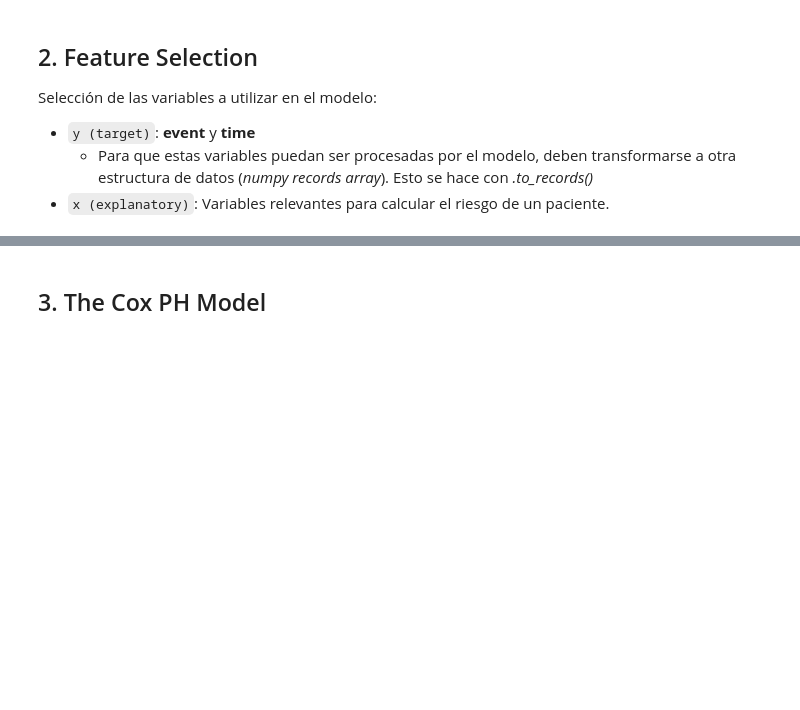
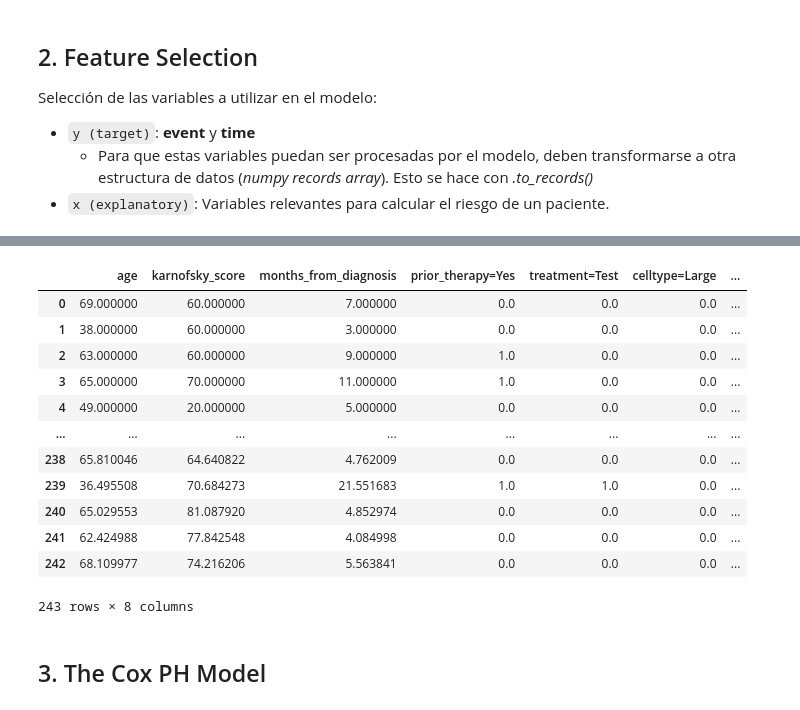
Before and after one commit to guillenunezc/Analisis-Supervivencia, a Jupyter notebook: 01_Notebooks/1_Modelo_Analisis_Supervivencia.ipynb, the cells around one changed output, grey strips where cells are left out. Cells and saved outputs as stored; diff of their text form; code cells hidden in the pictures; blank space fills up the shorter version.

```diff
--- a/01_Notebooks/1_Modelo_Analisis_Supervivencia.ipynb
+++ b/01_Notebooks/1_Modelo_Analisis_Supervivencia.ipynb
@@ -54,3 +91,21 @@ X = df_patients.drop(["event", "time"], axis=1)
+# %%
+encoder = OneHotEncoder()
+# %%
+encoder.fit_transform(X)
+# %% [output]
+|  | age | karnofsky_score | months_from_diagnosis | prior_therapy=Yes | treatment=Test | celltype=Large | ... |
+| 0 | 69.000000 | 60.000000 | 7.000000 | 0.0 | 0.0 | 0.0 | ... |
+| 1 | 38.000000 | 60.000000 | 3.000000 | 0.0 | 0.0 | 0.0 | ... |
+| 2 | 63.000000 | 60.000000 | 9.000000 | 1.0 | 0.0 | 0.0 | ... |
+| 3 | 65.000000 | 70.000000 | 11.000000 | 1.0 | 0.0 | 0.0 | ... |
+| 4 | 49.000000 | 20.000000 | 5.000000 | 0.0 | 0.0 | 0.0 | ... |
+| ... | ... | ... | ... | ... | ... | ... | ... |
+| 238 | 65.810046 | 64.640822 | 4.762009 | 0.0 | 0.0 | 0.0 | ... |
+| 239 | 36.495508 | 70.684273 | 21.551683 | 1.0 | 1.0 | 0.0 | ... |
+| 240 | 65.029553 | 81.087920 | 4.852974 | 0.0 | 0.0 | 0.0 | ... |
+| 241 | 62.424988 | 77.842548 | 4.084998 | 0.0 | 0.0 | 0.0 | ... |
+| 242 | 68.109977 | 74.216206 | 5.563841 | 0.0 | 0.0 | 0.0 | ... |
+243 rows × 8 columns
 # %% [markdown]
 ## 3. The Cox PH Model
 # %% [markdown]
```
Also changed, not shown: parts of 8 cells of this notebook.
